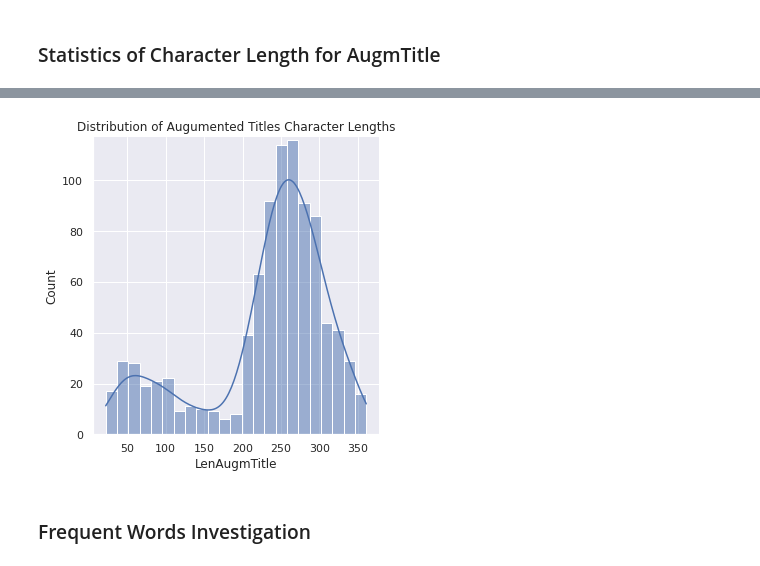
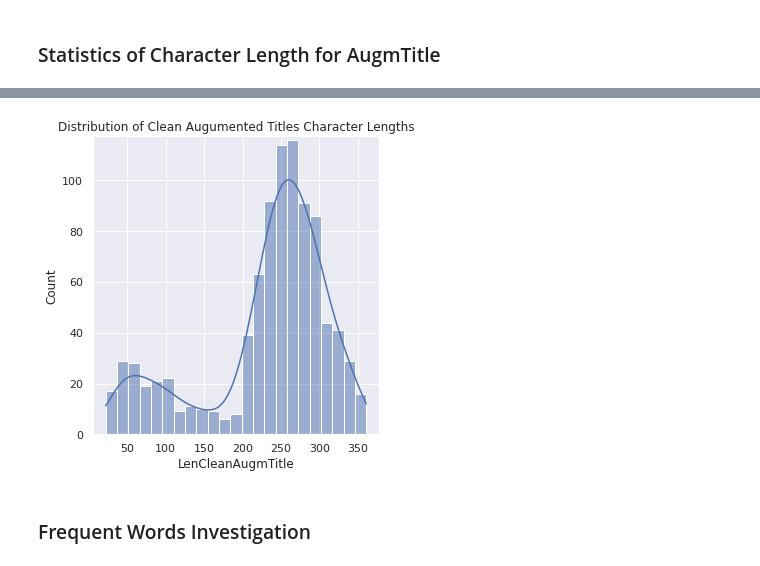
Before and after one commit to SolanaO/Healthcare_SparkNLP_Study, a Jupyter notebook: dataPreprocessing.ipynb, the cells around one changed output, grey strips where cells are left out. Saved outputs shown, nothing was run; the diff lists cells and outputs as text; code cells hidden in the pictures.

```diff
--- a/dataPreprocessing.ipynb
+++ b/dataPreprocessing.ipynb
@@ -152,6 +152,6 @@ PDF      84
 dtype: int64
 # %%
 # Combine Title and TruncAbstract and replace the AugmTitle column
-horse_df['AugmTitle'] = horse_df['CleanTitle'] + ' ' + ' . '+ ' ' + horse_df['TruncAbstr']
+horse_df['CleanAugmTitle'] = horse_df['CleanTitle'] + ' ' + ' . '+ ' ' + horse_df['TruncAbstr']
 horse_df.head(2)
 # %% [output]
@@ -161,5 +161,5 @@ horse_df.head(2)
 # %%
 # Remove the line delimitators in the AugmTitle column
-horse_df.AugmTitle = horse_df.AugmTitle.str.replace('\n','', regex=False)
+horse_df.CleanAugmTitle = horse_df.CleanAugmTitle.str.replace('\n','', regex=False)
 horse_df.head(2)
 # %% [output]
@@ -172,6 +172,6 @@ horse_df.head(2)
 ### Statistics of Character Length for AugmTitle
 # %%
 # Create a column that records the character length of the augumented titles
-horse_df['LenAugmTitle'] = horse_df['AugmTitle'].str.len()
+horse_df['LenCleanAugmTitle'] = horse_df['CleanAugmTitle'].str.len()
 horse_df.head(2)
 # %% [output]
@@ -203,20 +203,20 @@ short_texts.head(2)
 # %%
 # Drop the rows with texts shorter than 20 characters
-updated_df = horse_df[horse_df.LenAugmTitle > 21]
+updated_df = horse_df[horse_df.LenCleanAugmTitle > 21]
 # %%
 # Adjust figure size and font size
 sns.set(rc = {"figure.figsize":(18,8)})
 
 # Plot the distribution of length of the augumented title
-sns.displot(updated_df['LenAugmTitle'], kde = True)
+sns.displot(updated_df['LenCleanAugmTitle'], kde = True)
 
 # Pad margins so that markers don't get clipped by the axes
 plt.margins(x=0.05, y=0.01, tight=True)
 
 # Create title
-plt.title("Distribution of Augumented Titles Character Lengths");
+plt.title("Distribution of Clean Augumented Titles Character Lengths");
 # %% [output]
-[figure, old version]
+[figure, new version]
 # %% [markdown]
 ### Frequent Words Investigation
 # %%
```
Also changed, not shown: parts of 15 cells of this notebook.
